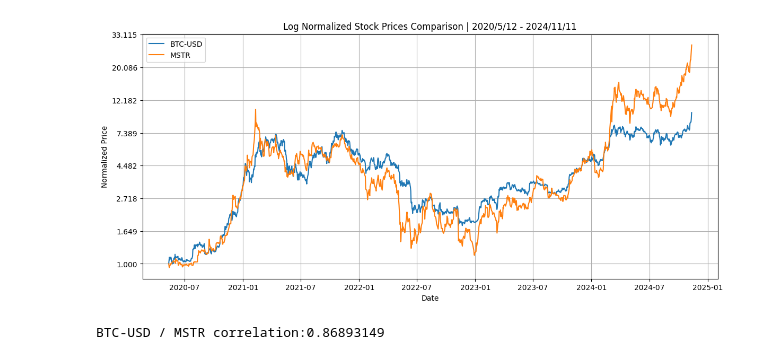
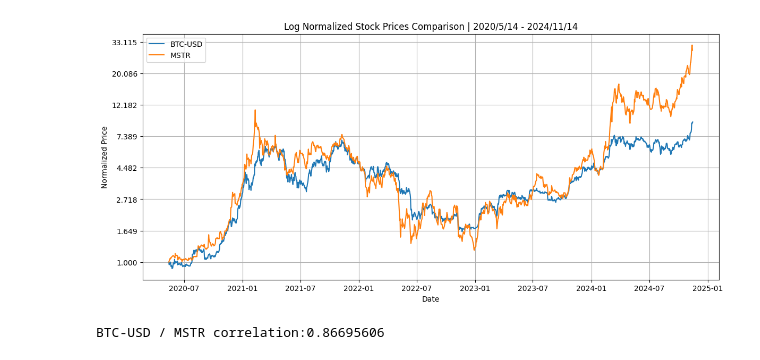
Before and after one commit to ivandimitrovkyulev/Notebooks, a Jupyter notebook: sample/comparison.ipynb, the cells around one changed output. Cells and saved outputs as stored; diff of their text form; code cells hidden in the pictures.

```diff
--- a/sample/comparison.ipynb
+++ b/sample/comparison.ipynb
@@ -17,16 +17,16 @@ pd.set_option('display.float_format', '{:,.2f}'.format)
 # %%
 assets = plotting.compare_assets(
     [
         'BTC-USD',
         'MSTR',
     ],
-    start_date=[2020, 5, 12],
-    end_date=[2024, 11, 12],
+    start_date=[2020, 5, 14],
+    end_date=[2024, 11, 14],
     log_scale=True,
 )
 # %% [output]
-[figure, old version]
+[figure, new version]
-BTC-USD / MSTR correlation:0.86893149
+BTC-USD / MSTR correlation:0.86695606
 # %%
 btc = assets[0][1]
 mstr = assets[1][1]
```
Also changed, not shown: parts of 6 cells of this notebook, 8 other files.
